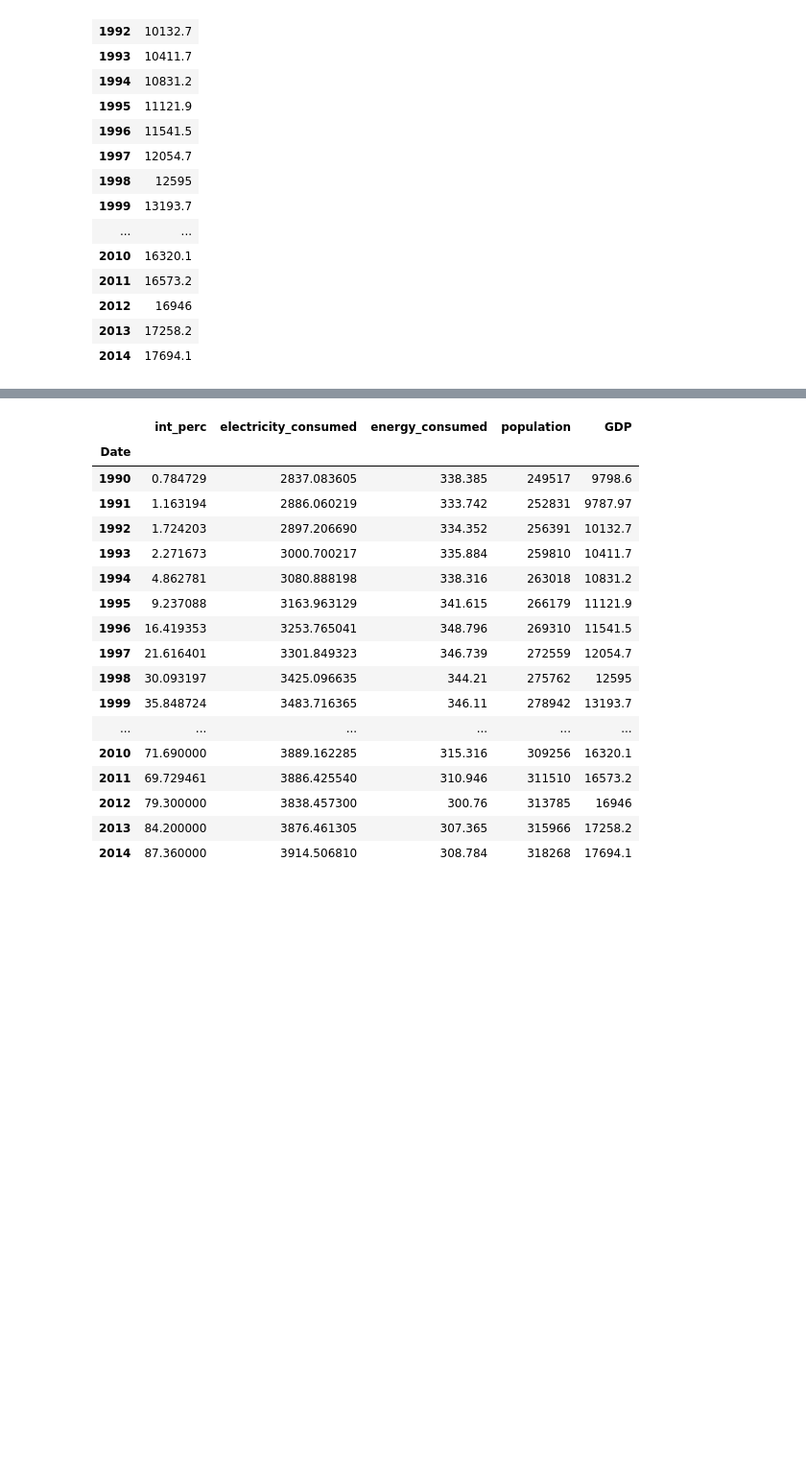
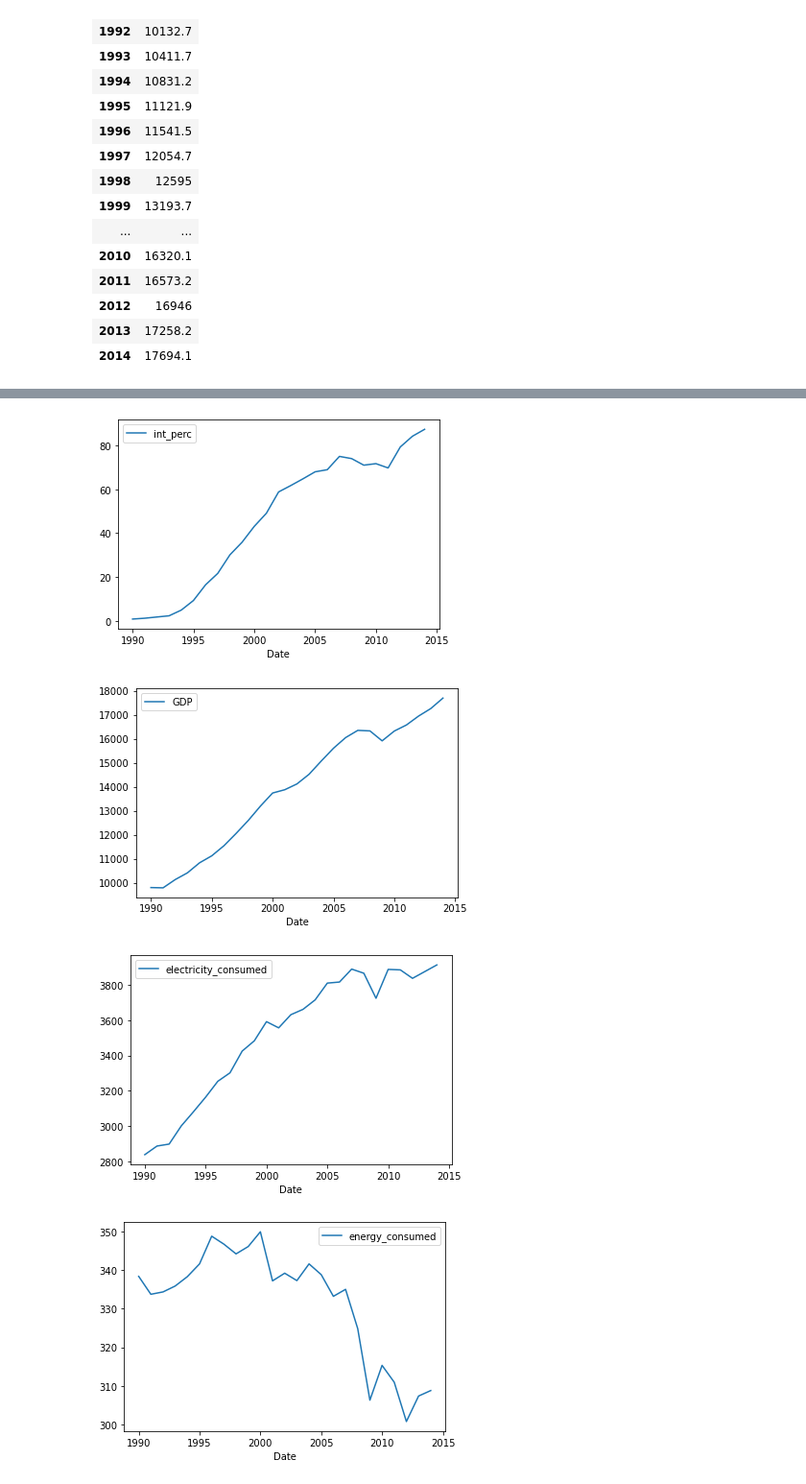
Before and after one commit to meester600/Springboard, a Jupyter notebook: Internet_Enery Capstone/Data_Wrangling.ipynb, the cells around one changed output, grey strips where cells are left out. Shown at 96% size. Cells and saved outputs as stored; diff of their text form; code cells hidden in the pictures; blank space fills up the shorter version.

Commit message:
Added top20 dataframe

```diff
--- a/Internet_Enery Capstone/Data_Wrangling.ipynb
+++ b/Internet_Enery Capstone/Data_Wrangling.ipynb
@@ -543,21 +544,22 @@ df.head(50)
 # %%
-df.loc['USA']
+usa = df.loc['USA']
-# %% [output]
-|  | int_perc | electricity_consumed | energy_consumed | population | GDP |
-| Date |  |  |  |  |  |
-| 1990 | 0.784729 | 2837.083605 | 338.385 | 249517 | 9798.6 |
-| 1991 | 1.163194 | 2886.060219 | 333.742 | 252831 | 9787.97 |
-| 1992 | 1.724203 | 2897.206690 | 334.352 | 256391 | 10132.7 |
-| 1993 | 2.271673 | 3000.700217 | 335.884 | 259810 | 10411.7 |
-| 1994 | 4.862781 | 3080.888198 | 338.316 | 263018 | 10831.2 |
-| 1995 | 9.237088 | 3163.963129 | 341.615 | 266179 | 11121.9 |
-| 1996 | 16.419353 | 3253.765041 | 348.796 | 269310 | 11541.5 |
-| 1997 | 21.616401 | 3301.849323 | 346.739 | 272559 | 12054.7 |
-| 1998 | 30.093197 | 3425.096635 | 344.21 | 275762 | 12595 |
-| 1999 | 35.848724 | 3483.716365 | 346.11 | 278942 | 13193.7 |
-| ... | ... | ... | ... | ... | ... |
-| 2010 | 71.690000 | 3889.162285 | 315.316 | 309256 | 16320.1 |
-| 2011 | 69.729461 | 3886.425540 | 310.946 | 311510 | 16573.2 |
-| 2012 | 79.300000 | 3838.457300 | 300.76 | 313785 | 16946 |
-| 2013 | 84.200000 | 3876.461305 | 307.365 | 315966 | 17258.2 |
-| 2014 | 87.360000 | 3914.506810 | 308.784 | 318268 | 17694.1 |
+# %%
+usa[['int_perc']].plot()
+plt.show()
+
+usa[['GDP']].plot()
+plt.show()
+
+usa[['electricity_consumed']].plot()
+plt.show()
+
+usa[['energy_consumed']].plot()
+plt.show()
+
+usa[['population']].plot()
+plt.show()
+# %% [output]
+[figure, added]
+[figure, added]
+[figure, added]
+[figure, added]
```
Also changed, not shown: parts of 5 cells of this notebook.
